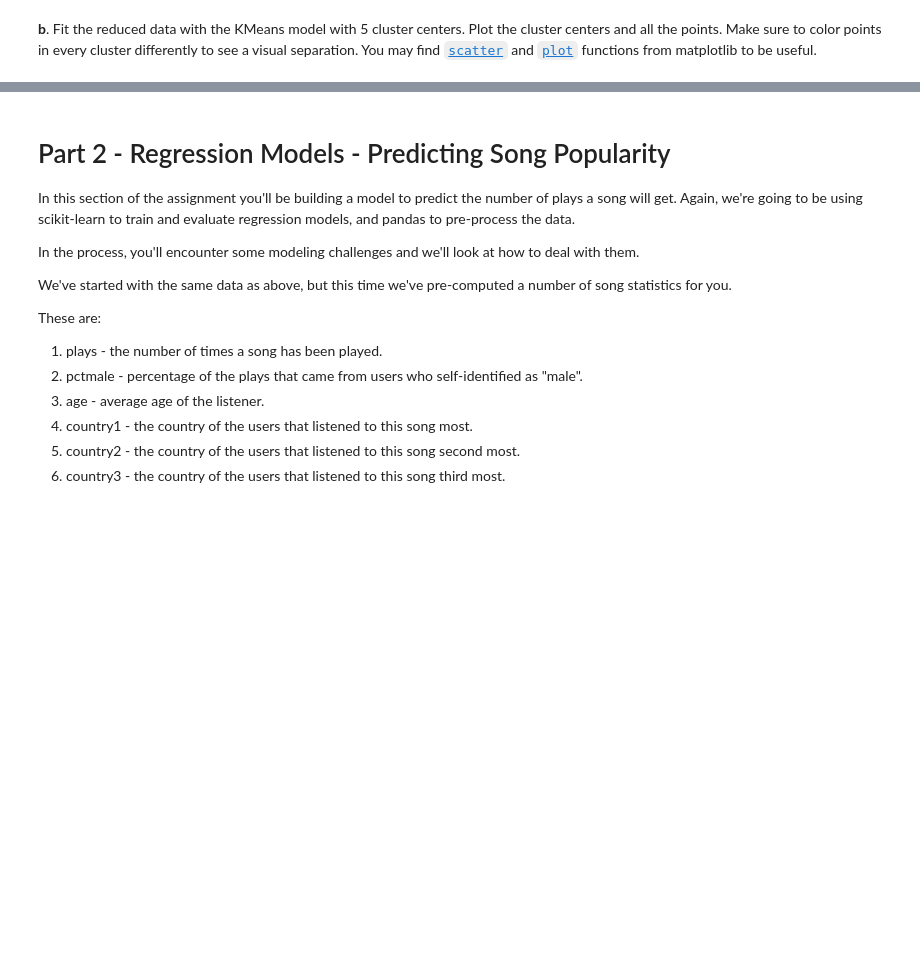
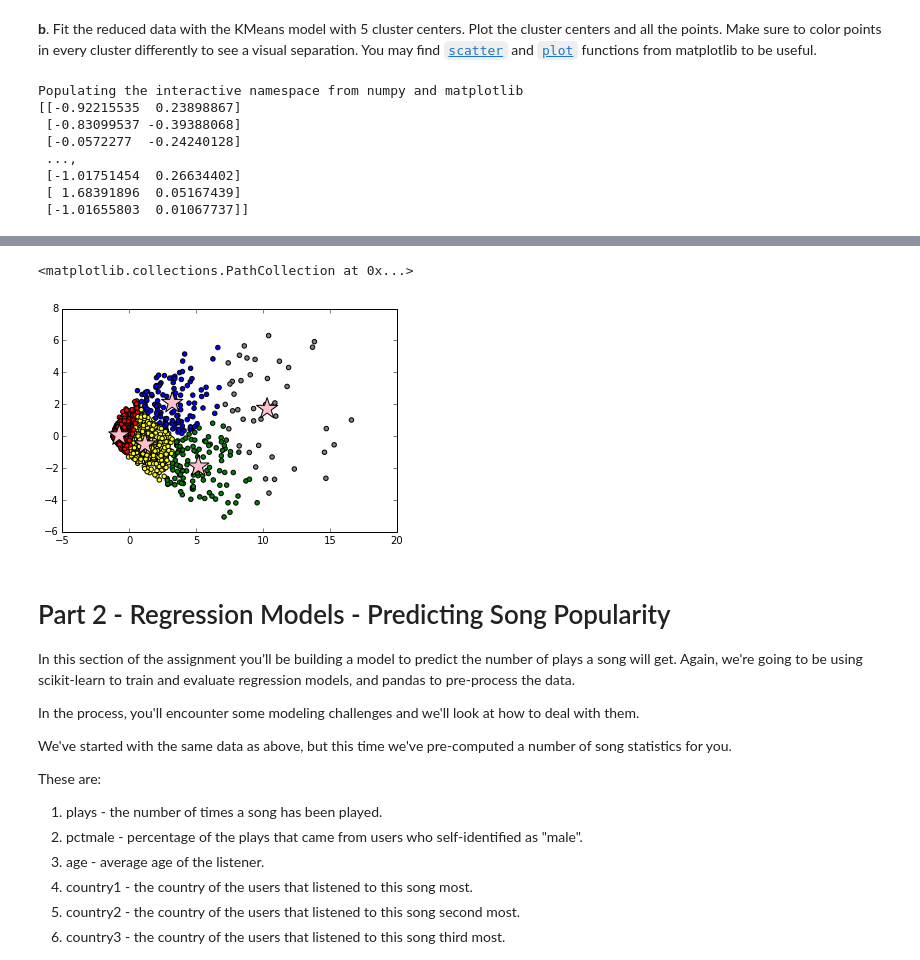
Before and after one commit to tristantao/cs194, a Jupyter notebook: hw2/HW2.ipynb, the cells around one changed output, grey strips where cells are left out. Drawn from its saved outputs; the diff is of its cells as text; code cells hidden in the pictures; blank space fills up the shorter version.

```diff
--- a/hw2/HW2.ipynb
+++ b/hw2/HW2.ipynb
@@ -529,7 +542,8 @@ sampled_data = user_np_matrix[np.random.choice(user_np_matrix.shape[0], rows_to_
 
 # Return the data reduced to 2 principal components
 def get_reduced_data(input_data):
-    pass
+    pca = RandomizedPCA(n_components=2, )
+    return pca.fit_transform(input_data)
 
 user_np_2d = get_reduced_data(sampled_data)
 # %% [markdown]
@@ -540,0 +551,35 @@ import pylab as pl
+# %%
+# TODO: Write code to fit and plot reduced_data.
+import pylab as pl
+%pylab inline
+
+kmeans_5 = KMeans(n_clusters = 5, n_init=1)
+kmeans_5.fit(user_np_2d)
+
+print user_np_2d
+
+colX = user_np_2d[:,0]
+colY = user_np_2d[:,1]
+
+centersX = kmeans_5.cluster_centers_[:,0]
+centersY = kmeans_5.cluster_centers_[:,1]
+
+prediction = kmeans_5.predict(user_np_2d)
+
+prediction_to_col = []
+colorDic = {0:"red",1:"green",2:"blue",3:"gray",4:"yellow"}
+
+for pred in prediction:
+    prediction_to_col.append(colorDic[pred]) #add respective color
+
+scatter(colX,colY,c=prediction_to_col)
+scatter(centersX,centersY,marker="*",c="pink", s=500)
+# %% [output]
+Populating the interactive namespace from numpy and matplotlib
+[[-0.92215535  0.23898867]
+ [-0.83099537 -0.39388068]
+ [-0.0572277  -0.24240128]
+ ...,
+ [-1.01751454  0.26634402]
+ [ 1.68391896  0.05167439]
+ [-1.01655803  0.01067737]]
@@ -541,3 +588,5 @@ import pylab as pl
+<matplotlib.collections.PathCollection at 0x...>
+[figure, added]
 # %% [markdown]
 # Part 2 - Regression Models - Predicting Song Popularity
 
```
Also changed, not shown: parts of 22 cells of this notebook.
